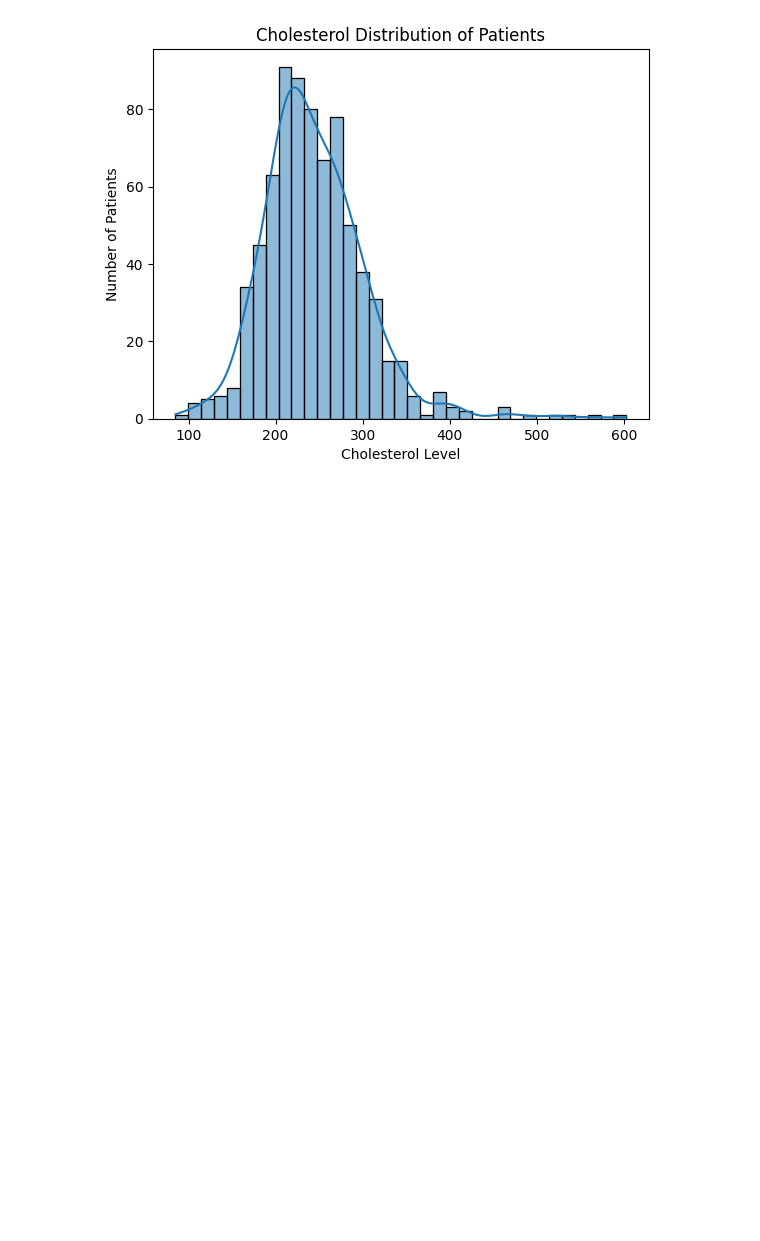
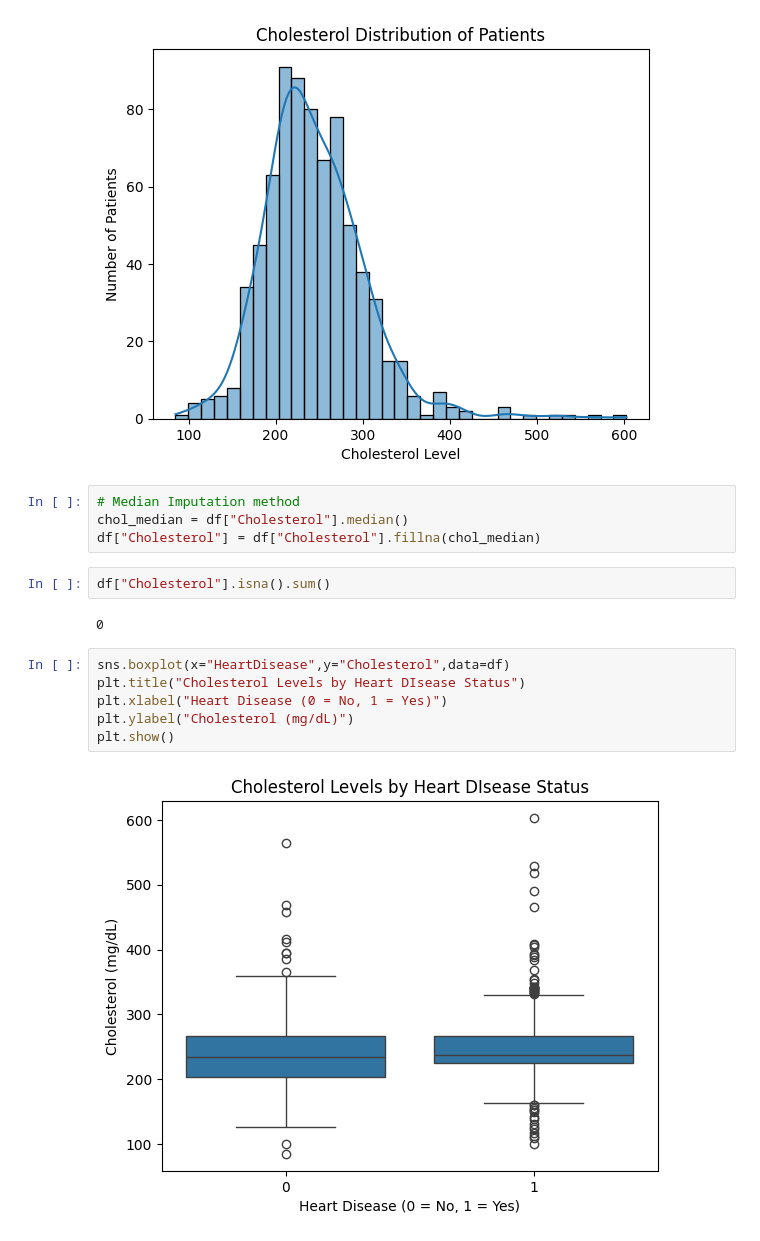
Before and after one commit to chkevers/ml_heart_disease_prediction, a Jupyter notebook: main.ipynb, the cells around one changed output. Cells and saved outputs as stored; diff of their text form; blank space fills up the shorter version.

Commit message:
Continuing Data Exploration

```diff
--- a/main.ipynb
+++ b/main.ipynb
@@ -85,3 +85,19 @@ plt.ylabel("Number of Patients")
 plt.show()
 # %% [output]
 [figure]
+# %%
+# Median Imputation method
+chol_median = df["Cholesterol"].median()
+df["Cholesterol"] = df["Cholesterol"].fillna(chol_median)
+# %%
+df["Cholesterol"].isna().sum()
+# %% [output]
+0
+# %%
+sns.boxplot(x="HeartDisease",y="Cholesterol",data=df)
+plt.title("Cholesterol Levels by Heart DIsease Status")
+plt.xlabel("Heart Disease (0 = No, 1 = Yes)")
+plt.ylabel("Cholesterol (mg/dL)")
+plt.show()
+# %% [output]
+[figure, added]
```
Also changed, not shown: parts of 2 cells of this notebook.
